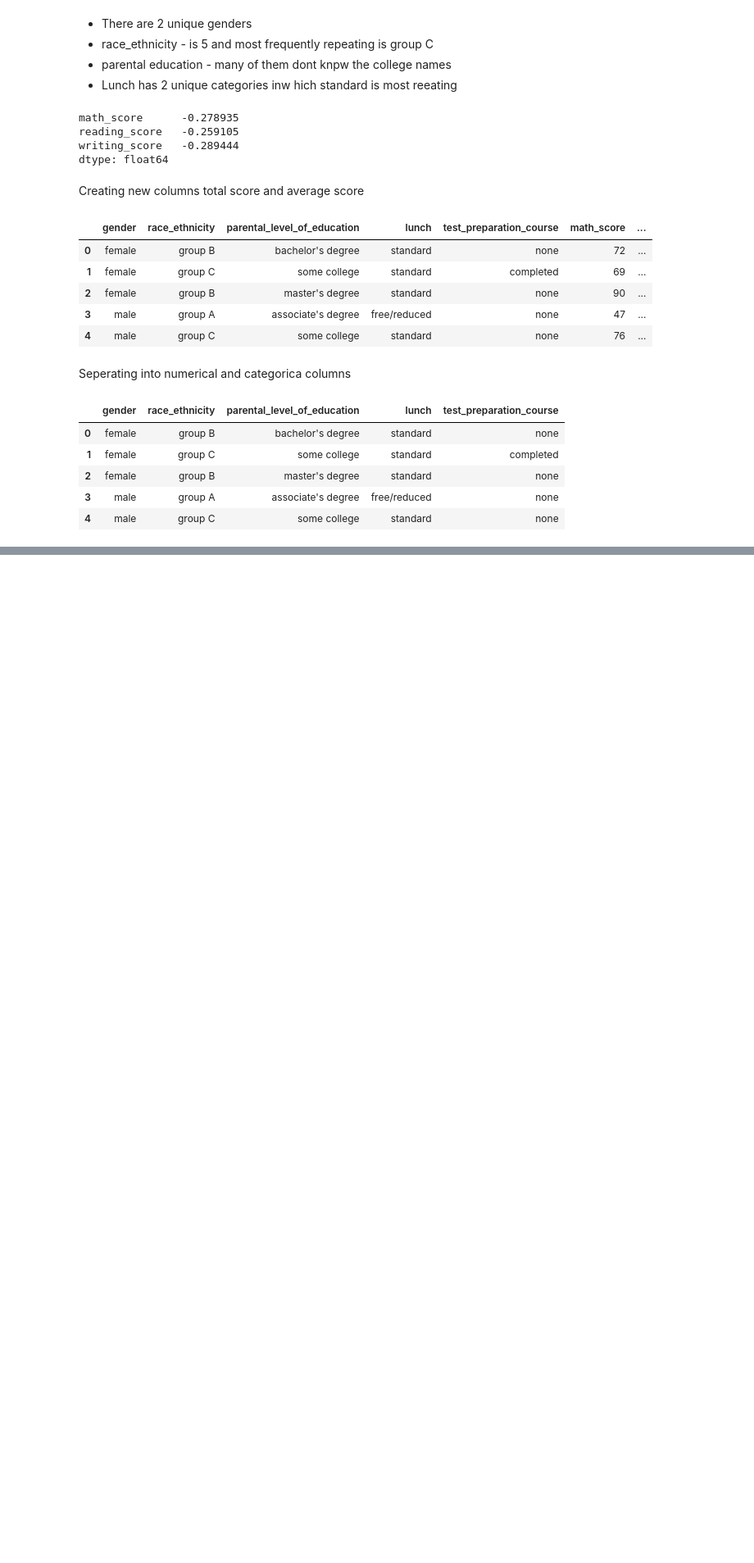
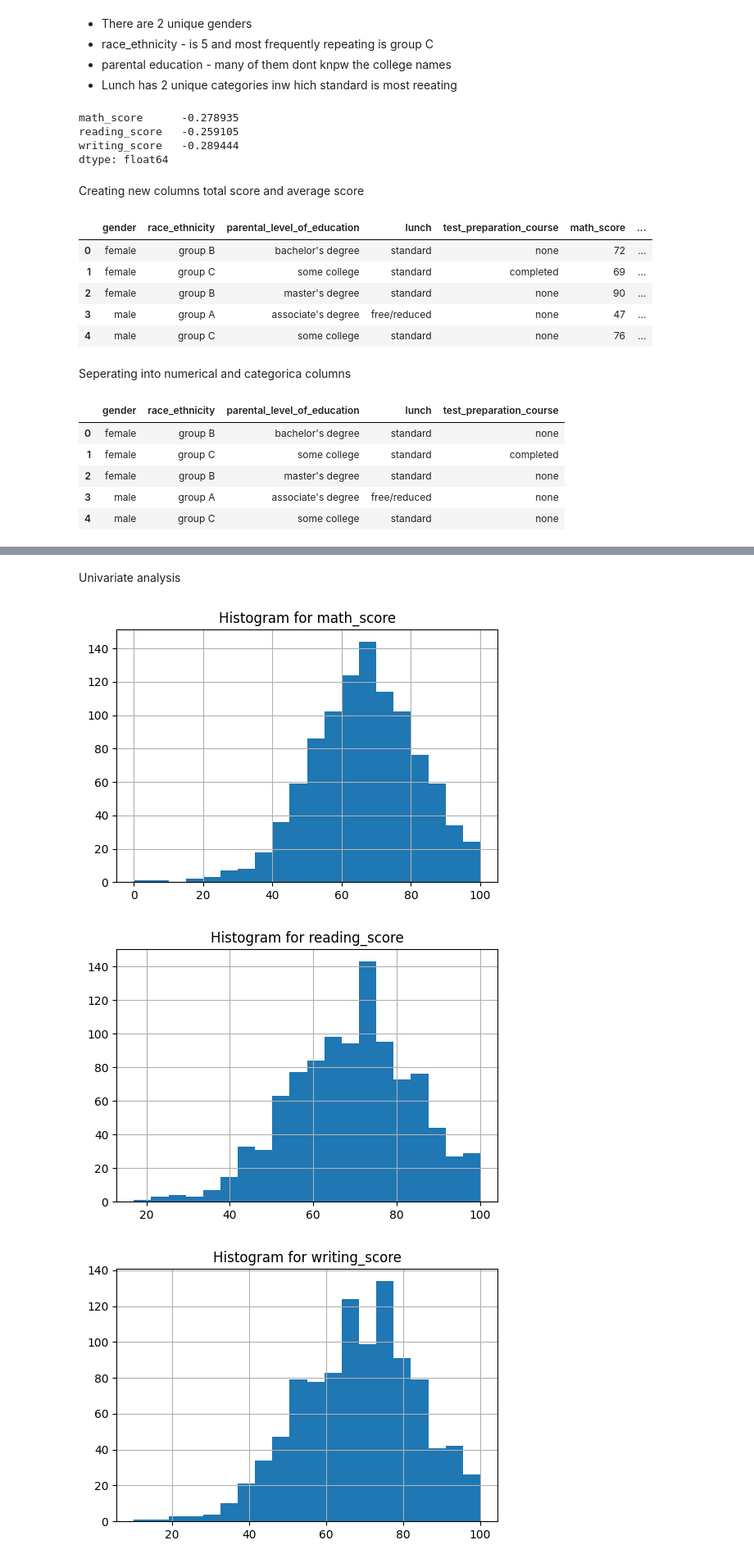
Before and after one commit to alkachauhanr/ML-Project, a Jupyter notebook: notebook/data/EDA studenets.ipynb, the cells around one changed output, grey strips where cells are left out. Shown: that part at 82% size. Saved outputs shown, nothing was run; the diff lists cells and outputs as text; code cells hidden in the pictures; blank space fills up the shorter version.

```diff
--- a/notebook/data/EDA studenets.ipynb
+++ b/notebook/data/EDA studenets.ipynb
@@ -175,0 +176,12 @@ Visualization
+# %% [markdown]
+Univariate analysis
+# %%
+for column in df_num.columns:
+    plt.figure(figsize=(6, 4))
+    df_num[column].hist(bins=20)
+    plt.title(f'Histogram for {column}')
+    plt.show()
+# %% [output]
+[figure, added]
+[figure, added]
+[figure, added]
```
Also changed, not shown: parts of 9 cells of this notebook, 1 other file.
